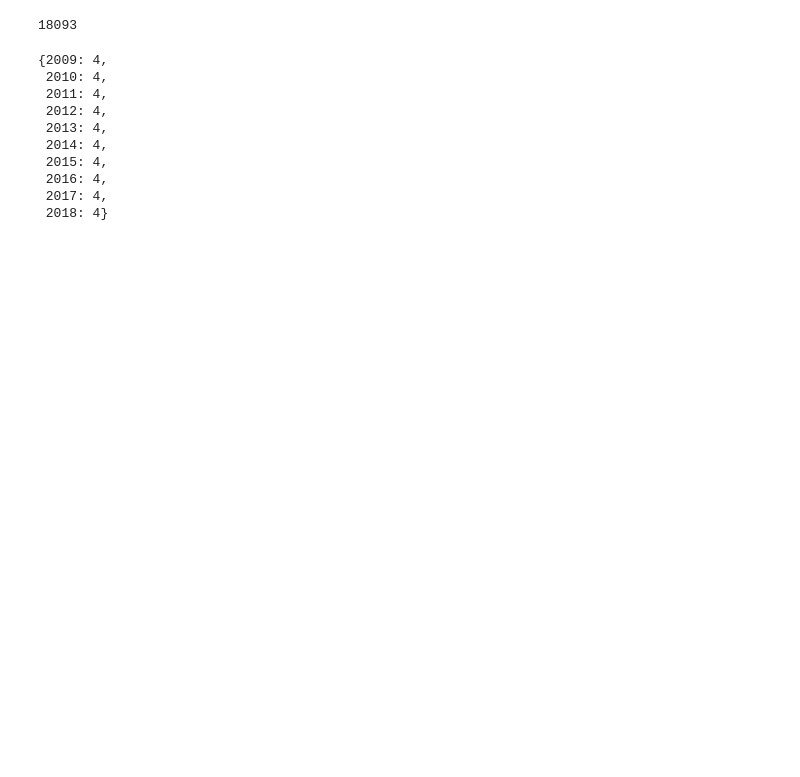
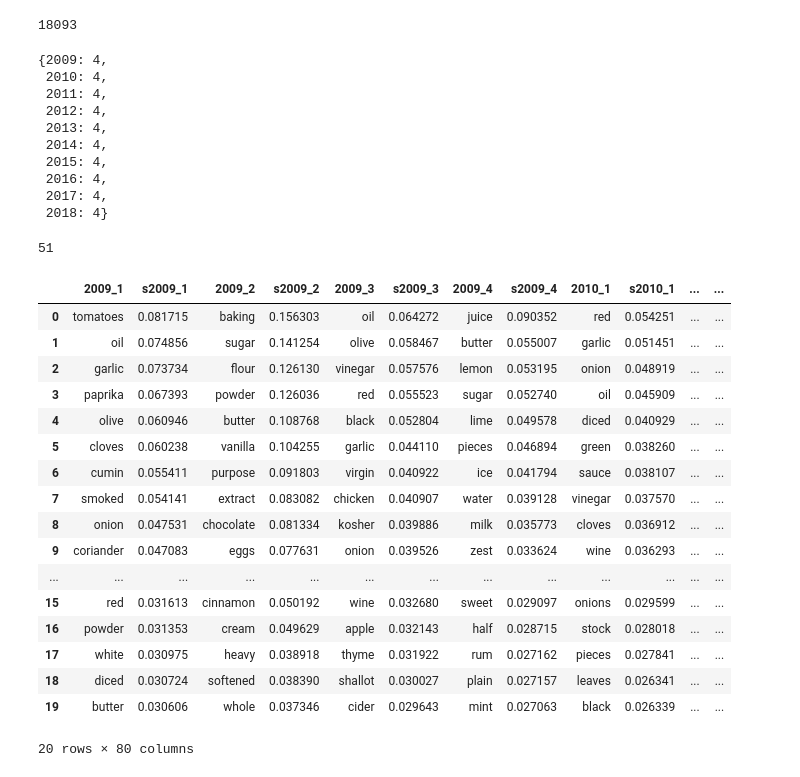
Before and after one commit to elisabeth-berg/trending-food, a Jupyter notebook: foodscrape_workbook.ipynb, the cells around one changed output. Saved outputs shown, nothing was run; the diff lists cells and outputs as text; code cells hidden in the pictures; blank space fills up the shorter version.

```diff
--- a/foodscrape_workbook.ipynb
+++ b/foodscrape_workbook.ipynb
@@ -72,5 +109,35 @@ def make_cluster_df(year):
+# %%
+sum(labels == 1)
+# %% [output]
+51
 # %%
 (cluster09, cluster10, cluster11, cluster12, cluster13,
  cluster14, cluster15, cluster16, cluster17, cluster18) = map(
     make_cluster_df, (2009, 2010, 2011, 2012, 2013, 2014, 2015, 2016, 2017, 2018))
+# %%
+top_words = cluster09[0].iloc[0:20]
+for df_i in (cluster10, cluster11, cluster12, cluster13,
+          cluster14, cluster15, cluster16, cluster17, cluster18):
+    top_words = pd.concat([top_words, df_i[0].iloc[0:20]], axis=1)
+# %%
+top_words
+# %% [output]
+|  | 2009_1 | s2009_1 | 2009_2 | s2009_2 | 2009_3 | s2009_3 | 2009_4 | s2009_4 | 2010_1 | s2010_1 | ... | ... |
+| 0 | tomatoes | 0.081715 | baking | 0.156303 | oil | 0.064272 | juice | 0.090352 | red | 0.054251 | ... | ... |
+| 1 | oil | 0.074856 | sugar | 0.141254 | olive | 0.058467 | butter | 0.055007 | garlic | 0.051451 | ... | ... |
+| 2 | garlic | 0.073734 | flour | 0.126130 | vinegar | 0.057576 | lemon | 0.053195 | onion | 0.048919 | ... | ... |
+| 3 | paprika | 0.067393 | powder | 0.126036 | red | 0.055523 | sugar | 0.052740 | oil | 0.045909 | ... | ... |
+| 4 | olive | 0.060946 | butter | 0.108768 | black | 0.052804 | lime | 0.049578 | diced | 0.040929 | ... | ... |
+| 5 | cloves | 0.060238 | vanilla | 0.104255 | garlic | 0.044110 | pieces | 0.046894 | green | 0.038260 | ... | ... |
+| 6 | cumin | 0.055411 | purpose | 0.091803 | virgin | 0.040922 | ice | 0.041794 | sauce | 0.038107 | ... | ... |
+| 7 | smoked | 0.054141 | extract | 0.083082 | chicken | 0.040907 | water | 0.039128 | vinegar | 0.037570 | ... | ... |
+| 8 | onion | 0.047531 | chocolate | 0.081334 | kosher | 0.039886 | milk | 0.035773 | cloves | 0.036912 | ... | ... |
+| 9 | coriander | 0.047083 | eggs | 0.077631 | onion | 0.039526 | zest | 0.033624 | wine | 0.036293 | ... | ... |
+| ... | ... | ... | ... | ... | ... | ... | ... | ... | ... | ... | ... | ... |
+| 15 | red | 0.031613 | cinnamon | 0.050192 | wine | 0.032680 | sweet | 0.029097 | onions | 0.029599 | ... | ... |
+| 16 | powder | 0.031353 | cream | 0.049629 | apple | 0.032143 | half | 0.028715 | stock | 0.028018 | ... | ... |
+| 17 | white | 0.030975 | heavy | 0.038918 | thyme | 0.031922 | rum | 0.027162 | pieces | 0.027841 | ... | ... |
+| 18 | diced | 0.030724 | softened | 0.038390 | shallot | 0.030027 | plain | 0.027157 | leaves | 0.026341 | ... | ... |
+| 19 | butter | 0.030606 | whole | 0.037346 | cider | 0.029643 | mint | 0.027063 | black | 0.026339 | ... | ... |
+20 rows × 80 columns
 # %%
```
Also changed, not shown: parts of 21 cells of this notebook, 1 other file.
